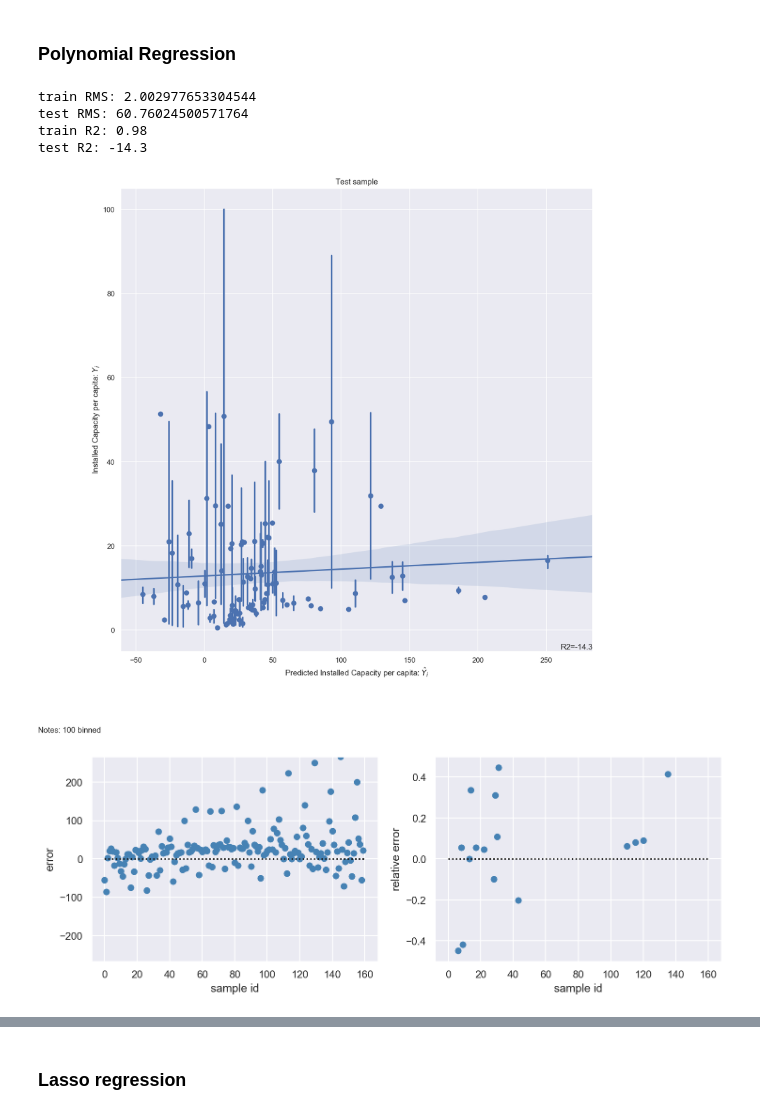
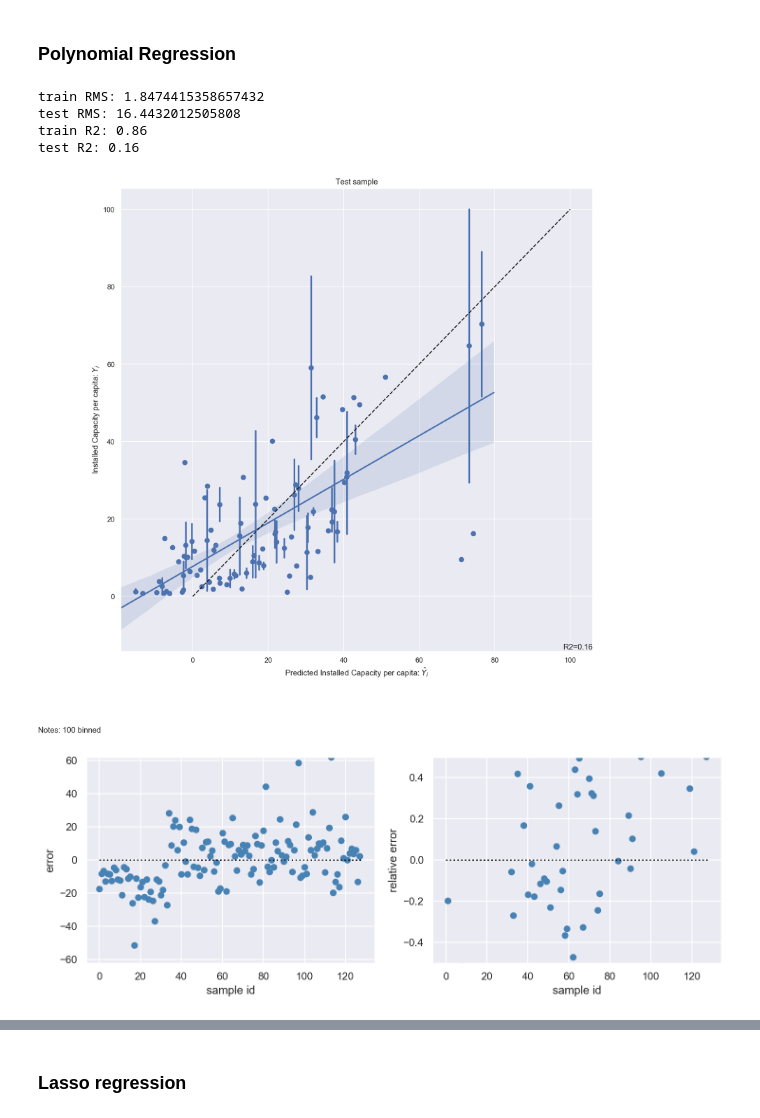
Before and after one commit to eckmanna/big_data_policy_2020, a Jupyter notebook: course_project/big_data_course_project_andi.ipynb, the cells around one changed output, grey strips where cells are left out. Drawn from its saved outputs; the diff is of its cells as text; code cells hidden in the pictures.

```diff
--- a/course_project/big_data_course_project_andi.ipynb
+++ b/course_project/big_data_course_project_andi.ipynb
@@ -352,3 +356,5 @@ mask_year = X_full[:,0]<2006
+# %%
+mask_year = X_full[:,0]<2000
 # %%
 Y_full=Y_full[mask_year==False]
 X_full=X_full[mask_year==False]
@@ -403,0 +402,23 @@ bundeslaender in test data (192,)
+# %%
+from sklearn.preprocessing import PolynomialFeatures
+poly_features=PolynomialFeatures(degree=2)
+
+X_train_poly = poly_features.fit_transform(X_train)
+X_test_poly = poly_features.fit_transform(X_test)
+
+lin_reg = LinearRegression()
+lin_reg.fit(X_train_poly, Y_train)
+
+Y_train_pred = lin_reg.predict(X_train_poly)
+Y_test_pred = lin_reg.predict(X_test_poly)
+
+train_mse = mean_squared_error(Y_train, Y_train_pred)
+train_rmse = np.sqrt(train_mse)
+
+test_mse = mean_squared_error(Y_test,Y_test_pred)
+test_rmse = np.sqrt(test_mse)
+
+print("train RMS: %s" % train_rmse)
+print("test RMS: %s" % test_rmse)
+print("train R2: %s" % round(r2_score(Y_train, Y_train_pred), 2))
+print("test R2: %s" % round(r2_score(Y_test, Y_test_pred), 2))
@@ -630,4 +653,7 @@ poly_features=PolynomialFeatures(degree=2)
 # %%
+from sklearn.preprocessing import PolynomialFeatures
+poly_features=PolynomialFeatures(degree=2)
+
 X_train_poly = poly_features.fit_transform(X_train)
 X_test_poly = poly_features.fit_transform(X_test)
 
@@ -648,36 +674,36 @@ print("test RMS: %s" % test_rmse)
 print("train R2: %s" % round(r2_score(Y_train, Y_train_pred), 2))
 print("test R2: %s" % round(r2_score(Y_test, Y_test_pred), 2))
 # %% [output]
-train RMS: 2.002977653304544
-test RMS: 60.76024500571764
-train R2: 0.98
-test R2: -14.3
+train RMS: 1.8474415358657432
+test RMS: 16.4432012505808
+train R2: 0.86
+test R2: 0.16
 # %%
 r2 = r2=round(r2_score(Y_test, Y_test_pred), 2)
 
 # Regplot
 g=sns.regplot(x= Y_test_pred, y=Y_test, x_bins = 100)
 g=g.set_title("Test sample")
 plt.xlabel("Predicted Installed Capacity per capita: $\hat{Y}_i$")
 plt.ylabel("Installed Capacity per capita: $Y_i$")
 plt.annotate('R2={}'.format(r2),
             xy=(1, 0),  xycoords='axes fraction',
             horizontalalignment='right',
             verticalalignment='bottom')
 plt.annotate('Notes: 100 binned',
             xy=(0, 0),  xycoords='figure fraction',
             horizontalalignment='left',
             verticalalignment='bottom')
-#plt.plot([-10000, 300000], [-10000, 300000], '--k')
+plt.plot([0, 100], [0, 100], '--k')
 plt.axis('tight')
 plt.tight_layout()
 plt.show(g)
 # %% [output]
-[figure, old version]
+[figure, new version]
 # %%
 plot_fit_quality(Y_test, Y_test_pred)
 # %% [output]
-[figure, old version]
+[figure, new version]
 # %%
 # extract the predicted data into a dataframe
 df_pred = np.column_stack((Bundesland_test,X_test[:,0],Y_test,Y_test_pred))
```
Also changed, not shown: parts of 30 cells of this notebook, 1 other file.
